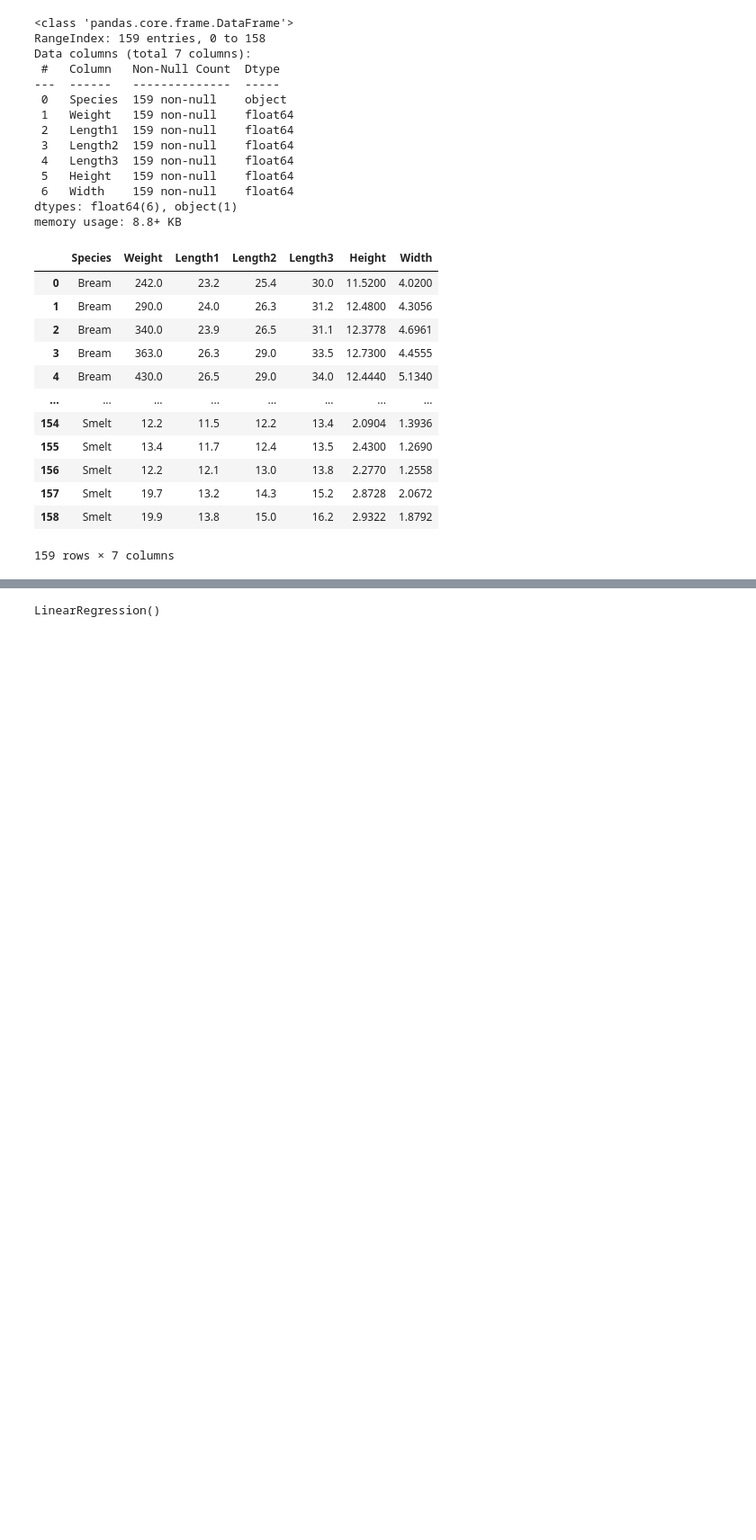
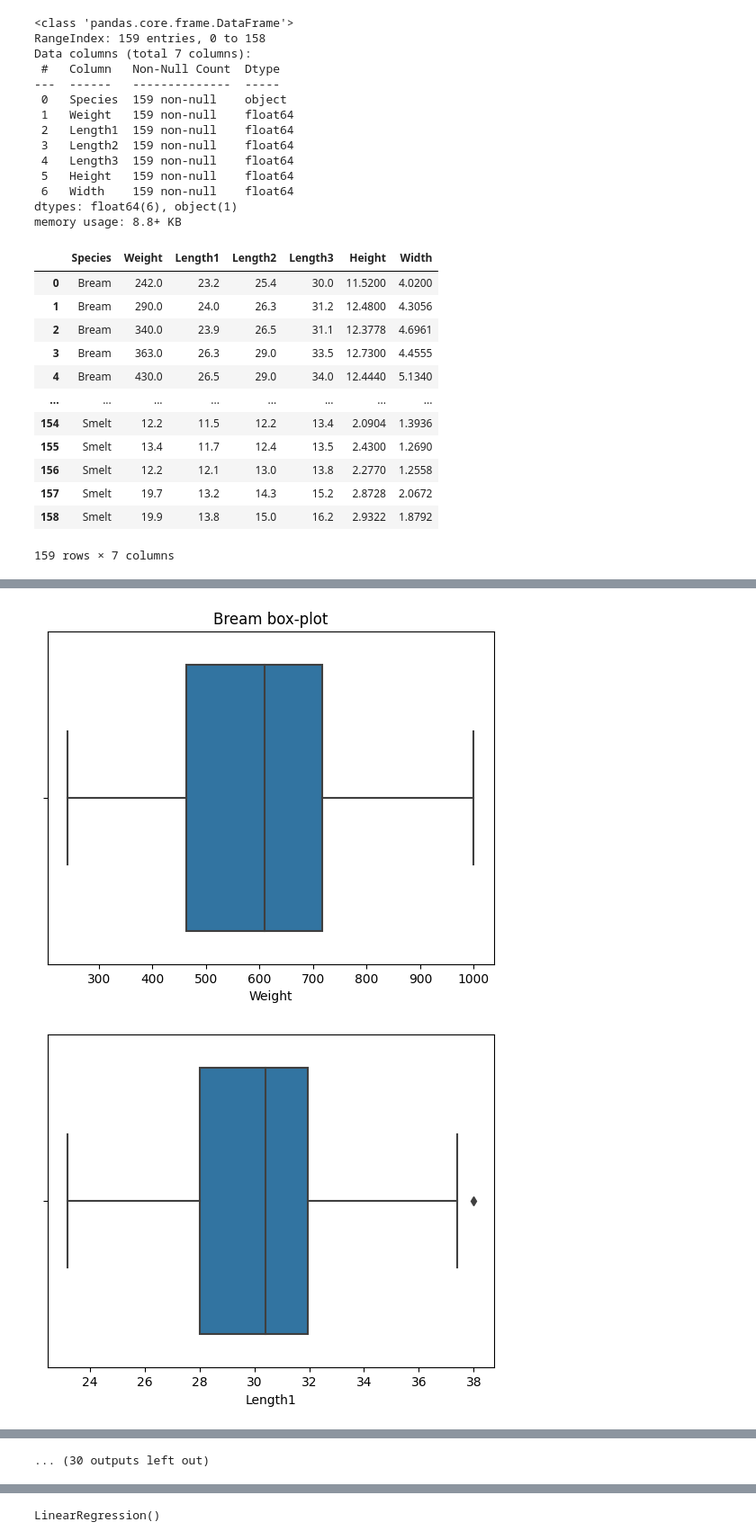
Before and after one commit to Adelaaas/Data_science_basic_22-23_1, a Jupyter notebook: Весенний семестр/home_work_1_lin_reg/LinearRegNechaev.ipynb, the cells around one changed output, grey strips where cells are left out. Shown at 90% size. Drawn from its saved outputs; the diff is of its cells as text; code cells hidden in the pictures; blank space fills up the shorter version.

```diff
--- a/Весенний семестр/home_work_1_lin_reg/LinearRegNechaev.ipynb
+++ b/Весенний семестр/home_work_1_lin_reg/LinearRegNechaev.ipynb
@@ -56,0 +58,10 @@ plt.show()
+# %%
+for i in df["Species"].unique():
+    plt.title(f"{i} box-plot")
+    for j in df.columns:
+        if j != "Species":
+            sns.boxplot(x = df[df["Species"] == i][j])
+            plt.show()
+# %% [output]
+[figure, added]
+[figure, added]
@@ -56,0 +78 @@ plt.show()
+... (30 outputs left out)
```
Also changed, not shown: parts of 8 cells of this notebook.
